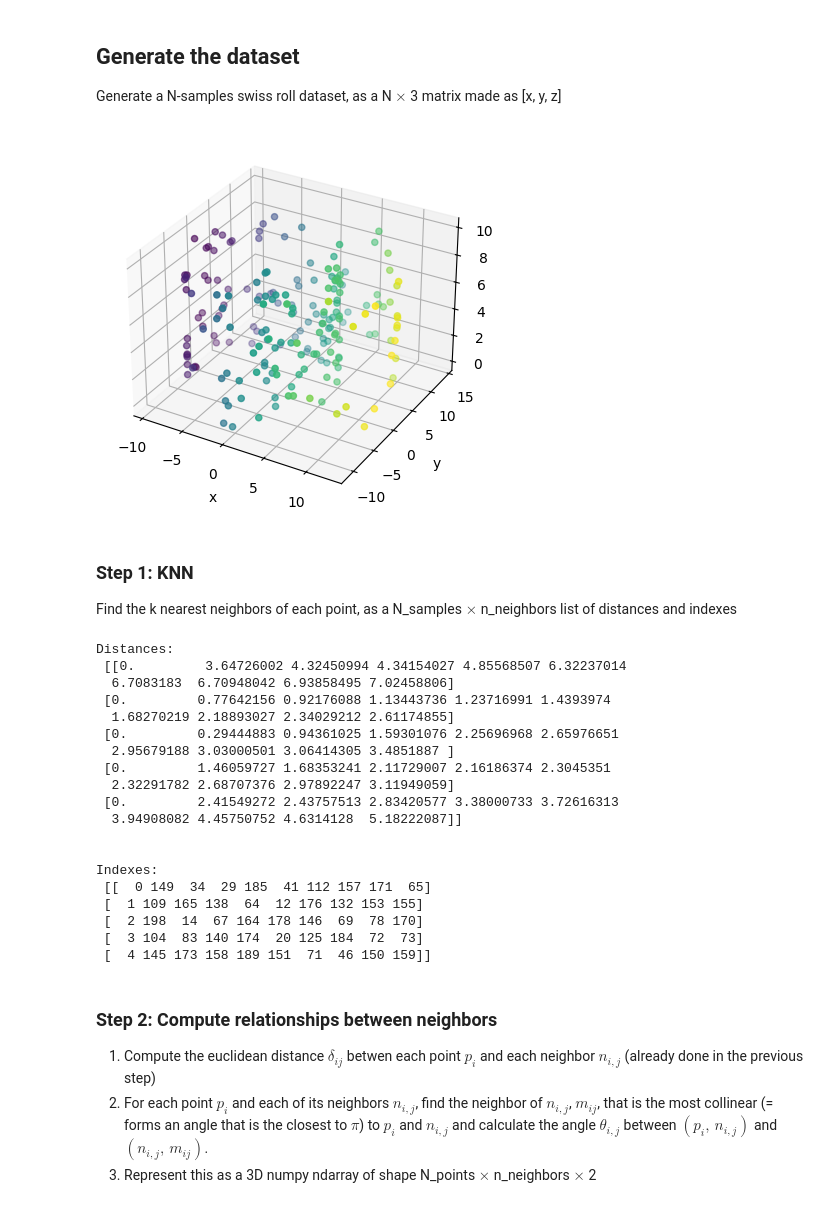
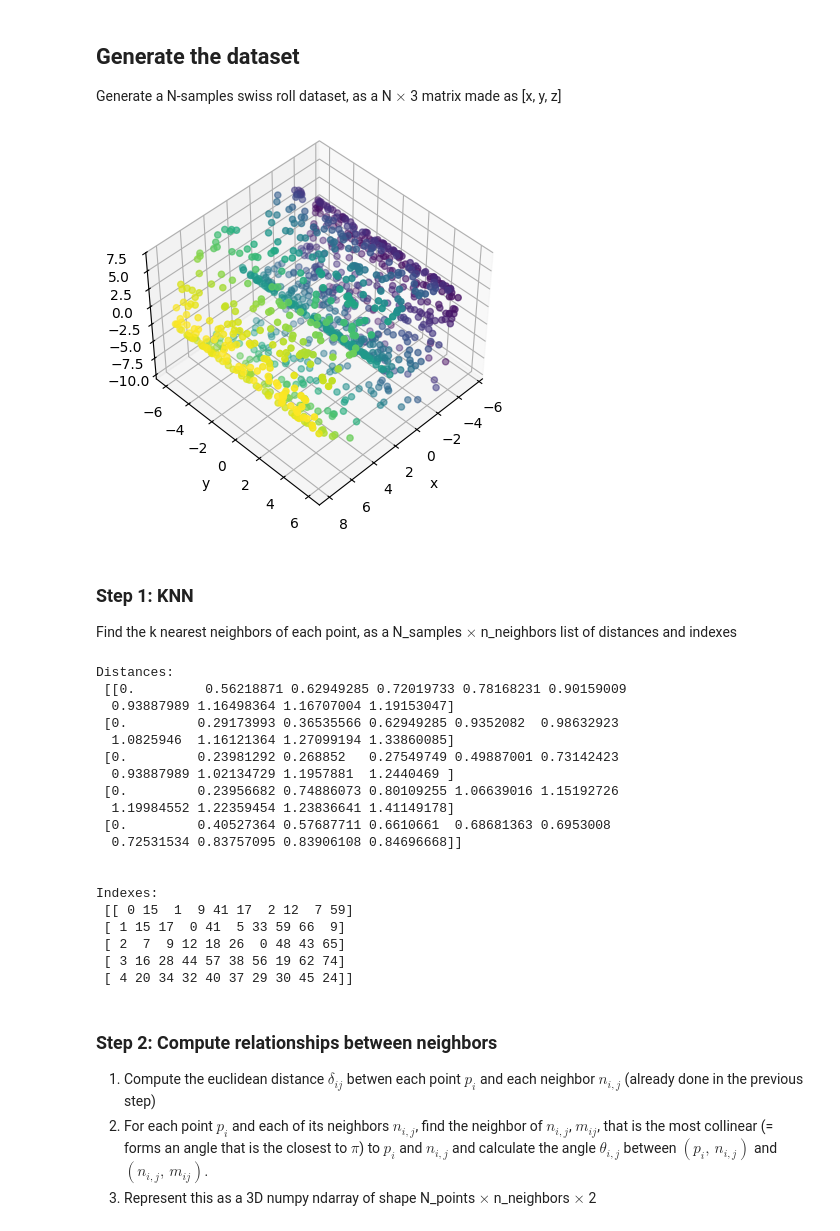
Before and after one commit to LisaDaVinchie/ManifoldSculpting, a Jupyter notebook: src/final_project.ipynb, the cells around one changed output. Drawn from its saved outputs; the diff is of its cells as text; code cells hidden in the pictures.

```diff
--- a/src/final_project.ipynb
+++ b/src/final_project.ipynb
@@ -8,31 +8,36 @@ from sklearn.preprocessing import StandardScaler
 def swiss_roll(N):
     """Generates a swiss roll dataset with N samples."""
     dataset = np.ndarray((N, 3))
-    phi = np.random.uniform(1.5 * np.pi, 4.5 * np.pi, N)
 
-    dataset[:, 0] = phi * np.cos(phi)
-    dataset[:, 1] = phi * np.sin(phi)
-    dataset[:, 2] = np.random.uniform(0, 10, N)
+
+    dataset[:, 1] = np.random.uniform(-6, 6, N)
+
+    N_inv = 1 / N
+
+    t = 8 * np.arange(N) * N_inv + 2
+
+    dataset[:, 0] = t * np.sin(t)
+    dataset[:, 2] = t * np.cos(t)
 
     return dataset
 # %% [markdown]
 ## Generate the dataset
 Generate a N-samples swiss roll dataset, as a N $\times$ 3 matrix made as [x, y, z]
 # %%
-N_samples: int = 200
+N_samples: int = 1000
 X = swiss_roll(N_samples)
 
-axes = plt.axes(projection='3d')
+axes = plt.axes(projection='3d', aspect='auto', elev=45, azim=45)
 
-axes.scatter(X[:, 0], X[:, 1], X[:, 2], marker='o', c = X[:, 0])
+axes.scatter(X[:, 0], X[:, 1], X[:, 2], marker='o', c = X[:, 0], cmap='viridis')
 
 axes.set_xlabel('x')
 axes.set_ylabel('y')
 axes.set_zlabel('z')
 
 plt.show()
 # %% [output]
-[figure, old version]
+[figure, new version]
 # %% [markdown]
 ### Step 1: KNN
 
@@ -48,24 +53,24 @@ print("\n")
 print("Indexes:\n", indexes[0:5, :])
 # %% [output]
 Distances:
- [[0.         3.64726002 4.32450994 4.34154027 4.85568507 6.32237014
-  6.7083183  6.70948042 6.93858495 7.02458806]
- [0.         0.77642156 0.92176088 1.13443736 1.23716991 1.4393974
-  1.68270219 2.18893027 2.34029212 2.61174855]
- [0.         0.29444883 0.94361025 1.59301076 2.25696968 2.65976651
-  2.95679188 3.03000501 3.06414305 3.4851887 ]
- [0.         1.46059727 1.68353241 2.11729007 2.16186374 2.3045351
-  2.32291782 2.68707376 2.97892247 3.11949059]
- [0.         2.41549272 2.43757513 2.83420577 3.38000733 3.72616313
-  3.94908082 4.45750752 4.6314128  5.18222087]]
+ [[0.         0.56218871 0.62949285 0.72019733 0.78168231 0.90159009
+  0.93887989 1.16498364 1.16707004 1.19153047]
+ [0.         0.29173993 0.36535566 0.62949285 0.9352082  0.98632923
+  1.0825946  1.16121364 1.27099194 1.33860085]
+ [0.         0.23981292 0.268852   0.27549749 0.49887001 0.73142423
+  0.93887989 1.02134729 1.1957881  1.2440469 ]
+ [0.         0.23956682 0.74886073 0.80109255 1.06639016 1.15192726
+  1.19984552 1.22359454 1.23836641 1.41149178]
+ [0.         0.40527364 0.57687711 0.6610661  0.68681363 0.6953008
+  0.72531534 0.83757095 0.83906108 0.84696668]]
 
 
 Indexes:
- [[  0 149  34  29 185  41 112 157 171  65]
- [  1 109 165 138  64  12 176 132 153 155]
- [  2 198  14  67 164 178 146  69  78 170]
- [  3 104  83 140 174  20 125 184  72  73]
- [  4 145 173 158 189 151  71  46 150 159]]
+ [[ 0 15  1  9 41 17  2 12  7 59]
+ [ 1 15 17  0 41  5 33 59 66  9]
+ [ 2  7  9 12 18 26  0 48 43 65]
+ [ 3 16 28 44 57 38 56 19 62 74]
+ [ 4 20 34 32 40 37 29 30 45 24]]
 # %% [markdown]
 ### Step 2: Compute relationships between neighbors
 
```
Also changed, not shown: parts of 12 cells of this notebook.
